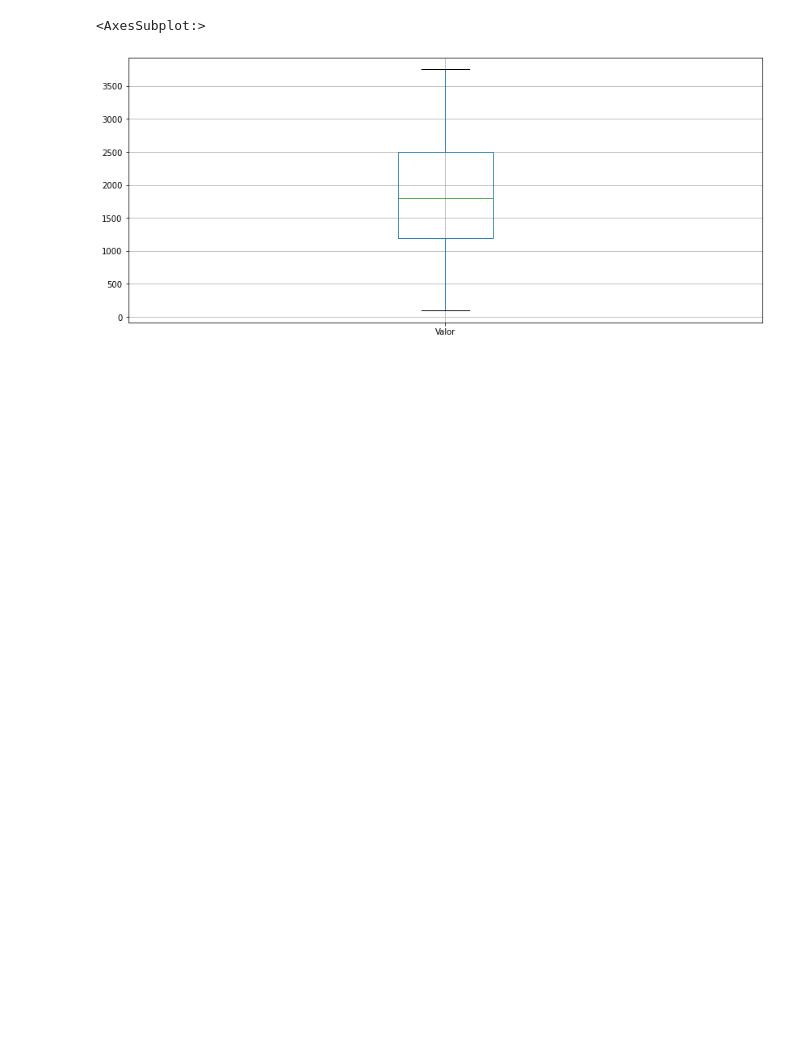
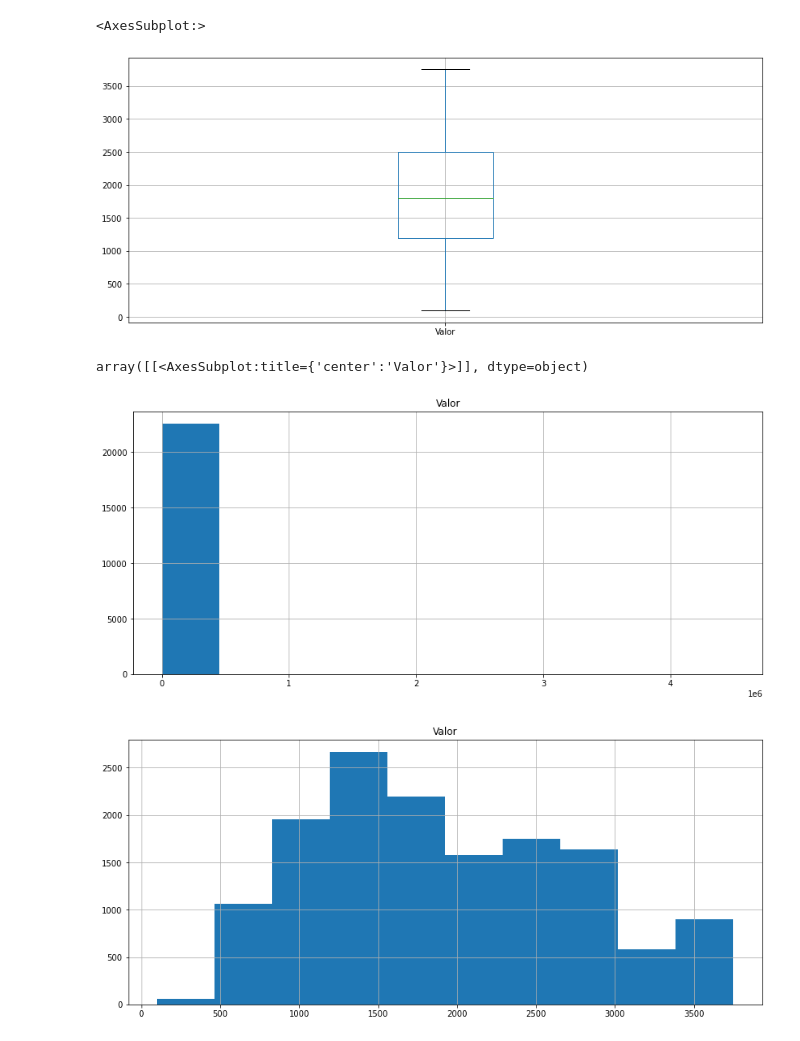
Before and after one commit to jpablolima/mineracao_de_dados, a Jupyter notebook: removendo_outliers.ipynb, the cells around one changed output. Saved outputs shown, nothing was run; the diff lists cells and outputs as text; code cells hidden in the pictures; blank space fills up the shorter version.

Commit message:
dados hist

```diff
--- a/removendo_outliers.ipynb
+++ b/removendo_outliers.ipynb
@@ -35,3 +35,10 @@ dados_new.boxplot(['Valor'])
 # %% [output]
 <AxesSubplot:>
 [figure]
+# %%
+dados.hist(['Valor'])
+dados_new.hist(['Valor'])
+# %% [output]
+array([[<AxesSubplot:title={'center':'Valor'}>]], dtype=object)
+[figure, added]
+[figure, added]
```
